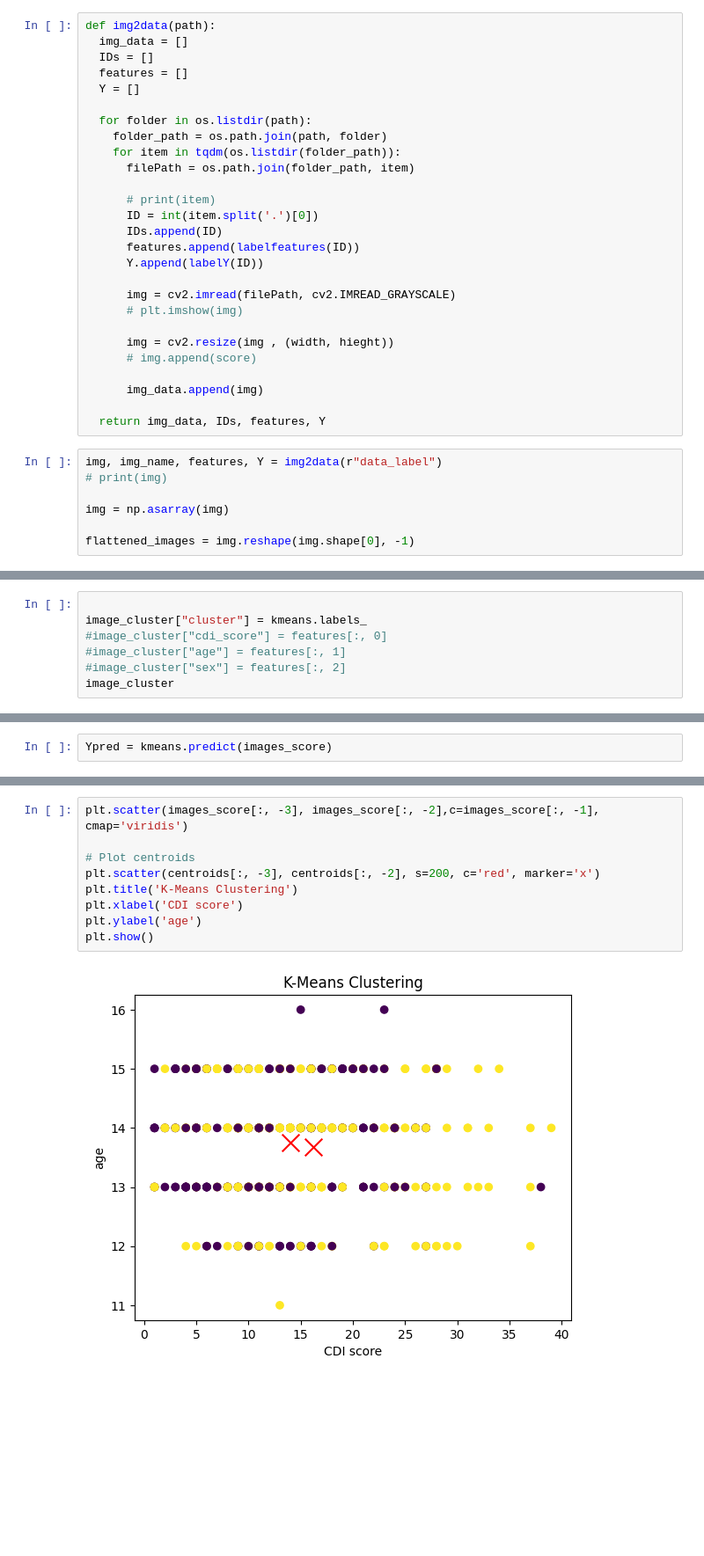
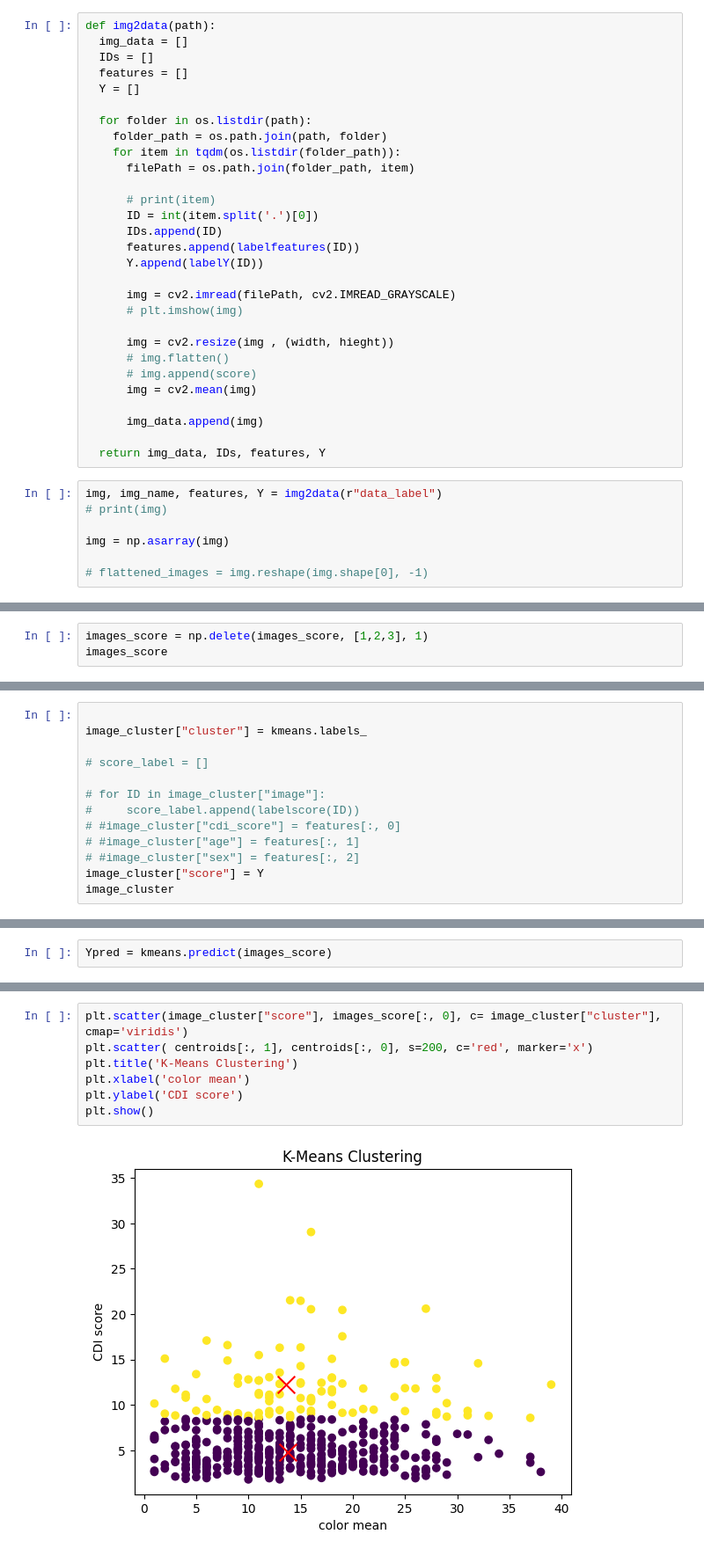
Before and after one commit to Marinku099/Sci-project-m5, a Jupyter notebook: Depressed_DataClustering.ipynb, the cells around one changed output, grey strips where cells are left out. Shown: that part at 88% size. Drawn from its saved outputs; the diff is of its cells as text; blank space fills up the shorter version.

```diff
--- a/Depressed_DataClustering.ipynb
+++ b/Depressed_DataClustering.ipynb
@@ -127,7 +75,9 @@ def img2data(path):
       # plt.imshow(img)
 
       img = cv2.resize(img , (width, hieght))
+      # img.flatten()
       # img.append(score)
+      img = cv2.mean(img)
 
       img_data.append(img)
 
@@ -138,4 +88,4 @@ img, img_name, features, Y = img2data(r"data_label")
 
 img = np.asarray(img)
 
-flattened_images = img.reshape(img.shape[0], -1)
+# flattened_images = img.reshape(img.shape[0], -1)
@@ -165,0 +103,3 @@ array([[ 0,  0,  0, ..., 15, 12,  0],
+# %%
+images_score = np.delete(images_score, [1,2,3], 1)
+images_score
@@ -199,8 +143,14 @@ len(kmeans.labels_)
 # %%
 
 image_cluster["cluster"] = kmeans.labels_
-#image_cluster["cdi_score"] = features[:, 0]
-#image_cluster["age"] = features[:, 1]
-#image_cluster["sex"] = features[:, 2]
+
+# score_label = []
+
+# for ID in image_cluster["image"]:
+#     score_label.append(labelscore(ID))
+# #image_cluster["cdi_score"] = features[:, 0]
+# #image_cluster["age"] = features[:, 1]
+# #image_cluster["sex"] = features[:, 2]
+image_cluster["score"] = Y
 image_cluster
 # %% [output]
@@ -323,11 +258,9 @@ array([0.75     , 0.5255814])
 # %%
-plt.scatter(images_score[:, -3], images_score[:, -2],c=images_score[:, -1], cmap='viridis')
-
-# Plot centroids
-plt.scatter(centroids[:, -3], centroids[:, -2], s=200, c='red', marker='x')
+plt.scatter(image_cluster["score"], images_score[:, 0], c= image_cluster["cluster"], cmap='viridis')
+plt.scatter( centroids[:, 1], centroids[:, 0], s=200, c='red', marker='x')
 plt.title('K-Means Clustering')
-plt.xlabel('CDI score')
-plt.ylabel('age')
+plt.xlabel('color mean')
+plt.ylabel('CDI score')
 plt.show()
 # %% [output]
-[figure, old version]
+[figure, new version]
```
Also changed, not shown: parts of 29 cells of this notebook.
